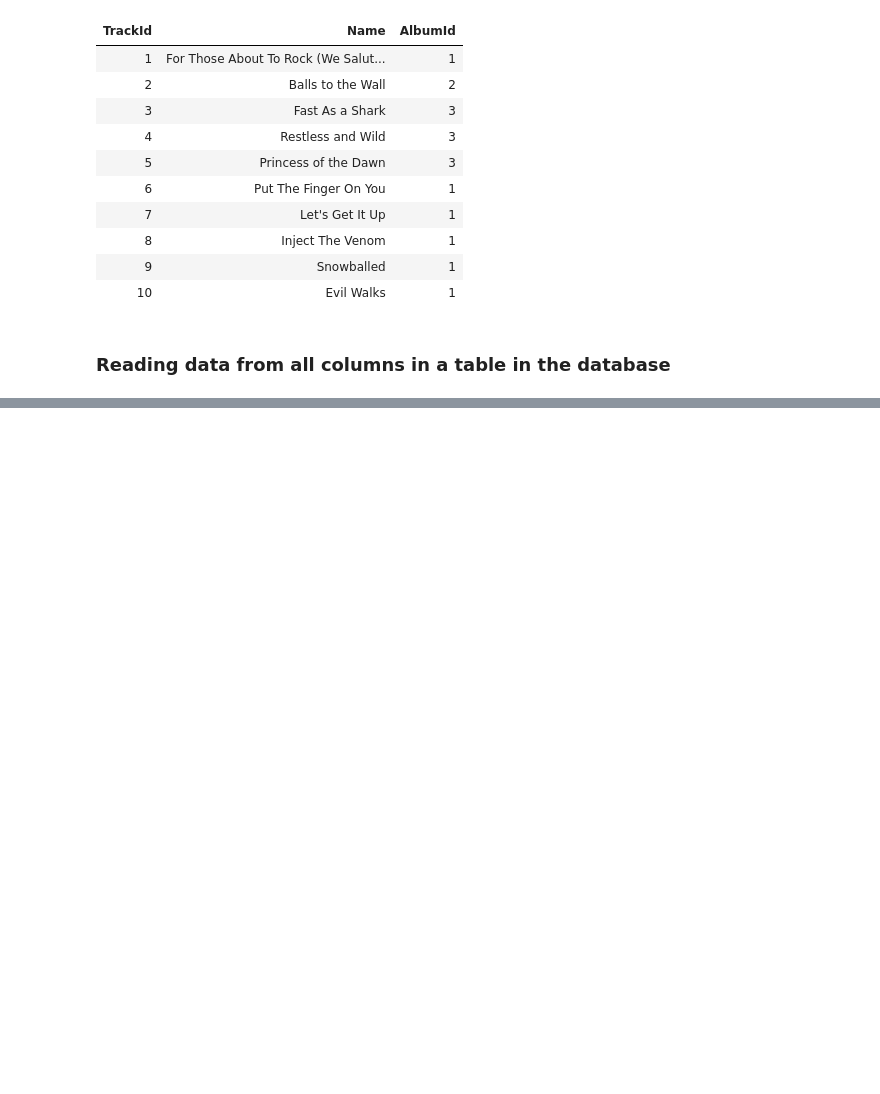
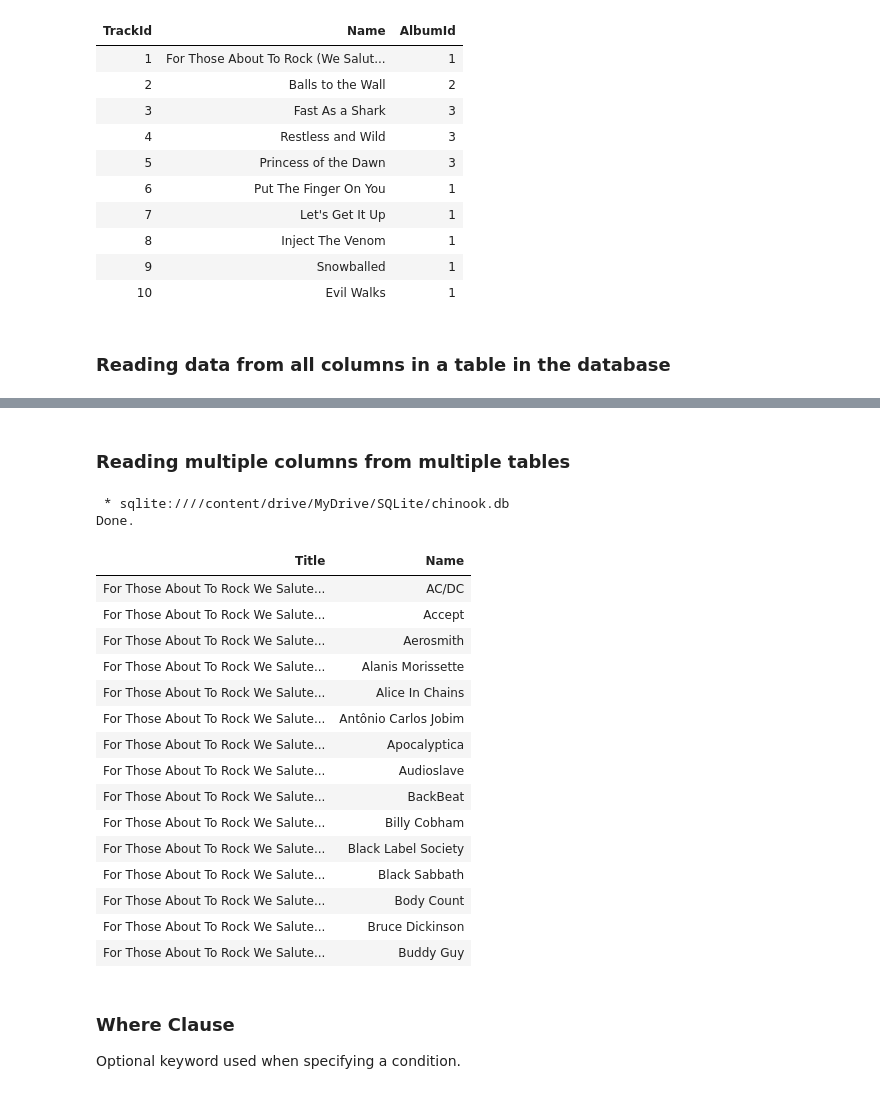
Before and after one commit to mandem296/SQLite-Chinook, a Jupyter notebook: SQLite_PowerBi_Challenge.ipynb, the cells around one changed output, grey strips where cells are left out. Drawn from its saved outputs; the diff is of its cells as text; code cells hidden in the pictures; blank space fills up the shorter version.

```diff
--- a/SQLite_PowerBi_Challenge.ipynb
+++ b/SQLite_PowerBi_Challenge.ipynb
@@ -212,3 +212,37 @@ Done.
 | 6 | Mitchell | Michael | IT Manager | 1 | 1973-07-01 00:00:00 | 2003-10-17 00:00:00 | 5827 Bowness Road NW | Calgary | AB | Canada | ... |
 | 7 | King | Robert | IT Staff | 6 | 1970-05-29 00:00:00 | 2004-01-02 00:00:00 | 590 Columbia Boulevard West | Lethbridge | AB | Canada | ... |
 | 8 | Callahan | Laura | IT Staff | 6 | 1968-01-09 00:00:00 | 2004-03-04 00:00:00 | 923 7 ST NW | Lethbridge | AB | Canada | ... |
+# %% [markdown]
+### Reading multiple columns from multiple tables
+# %%
+#Query that lists albums titles and corresponding artists
+%%sql
+
+SELECT albums.Title, artists.Name
+
+FROM albums, artists
+
+LIMIT 15;
+# %% [output]
+ * sqlite:////content/drive/MyDrive/SQLite/chinook.db
+Done.
+| Title | Name |
+| For Those About To Rock We Salute... | AC/DC |
+| For Those About To Rock We Salute... | Accept |
+| For Those About To Rock We Salute... | Aerosmith |
+| For Those About To Rock We Salute... | Alanis Morissette |
+| For Those About To Rock We Salute... | Alice In Chains |
+| For Those About To Rock We Salute... | Antônio Carlos Jobim |
+| For Those About To Rock We Salute... | Apocalyptica |
+| For Those About To Rock We Salute... | Audioslave |
+| For Those About To Rock We Salute... | BackBeat |
+| For Those About To Rock We Salute... | Billy Cobham |
+| For Those About To Rock We Salute... | Black Label Society |
+| For Those About To Rock We Salute... | Black Sabbath |
+| For Those About To Rock We Salute... | Body Count |
+| For Those About To Rock We Salute... | Bruce Dickinson |
+| For Those About To Rock We Salute... | Buddy Guy |
+# %% [markdown]
+### Where Clause
+
+Optional keyword used when specifying a condition.
```
Also changed, not shown: parts of 4 cells of this notebook.
